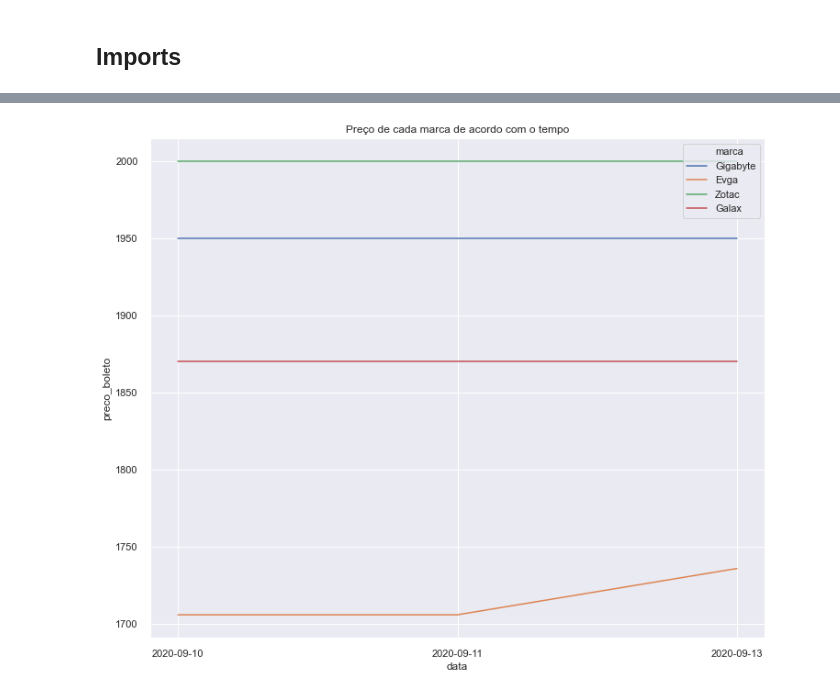
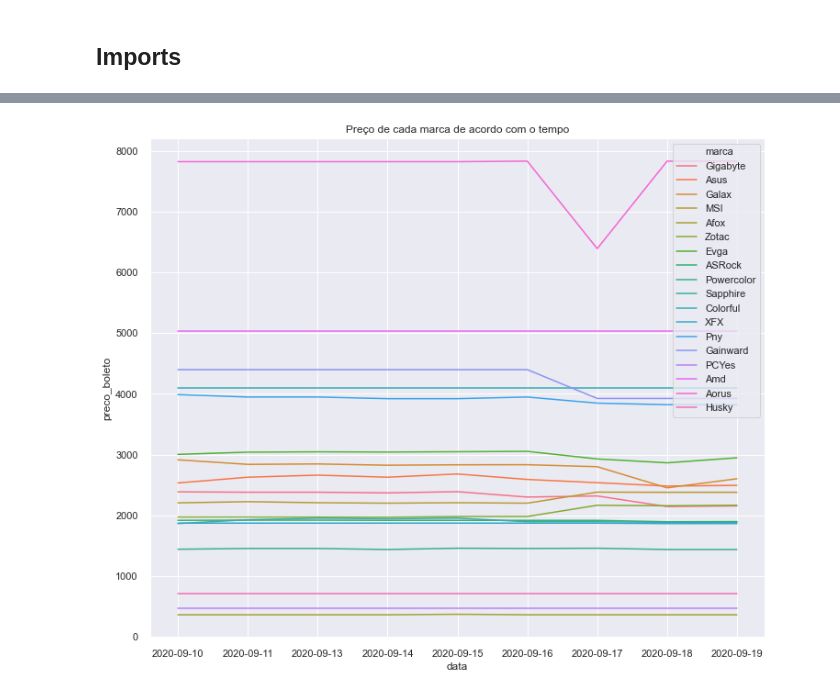
Before and after one commit to Ighus/ds_analysis_hardware_market, a Jupyter notebook: analysis.ipynb, the cells around one changed output, grey strips where cells are left out. Cells and saved outputs as stored; diff of their text form; code cells hidden in the pictures.

Commit message:
Ajustando o notebook de analise e adicionando novas visualizações

```diff
--- a/analysis.ipynb
+++ b/analysis.ipynb
@@ -51,0 +84,4 @@ df.sample(10)
+# %%
+indexNames = df.query('nome_produto.str.contains("SUPORTE") | nome_produto.str.contains("CASE")').index
+df.drop(indexNames , inplace=True)
+del df['nome_produto_resumido']
@@ -133,6 +124,14 @@ df.drop(indexNames , inplace=True)
 # %%
-placa = 'GTX 1660'
+placa = 'RX 5600'
 analise = df.query(f'nome_produto.str.contains("{placa}") & (~nome_produto.str.contains("TI") & ~nome_produto.str.contains("SUPER"))')
-(analise['preco_atual_cartao'].groupby(analise['marca']).mean())
-analise
+# (analise['preco_atual_cartao'].groupby(analise['marca']).mean())
+sns.set(rc={'figure.figsize':(12,10)})
+ax = sns.lineplot(
+    x="data",
+    y="preco_boleto",
+    hue='marca',
+    data=analise,
+    ci=None,
+    markers=True
+).set_title('Preço de cada marca de acordo com o tempo');
 # %% [output]
@@ -160,0 +139,13 @@ sns.palplot(sns.color_palette("husl", 8))
+# %%
+placa = 'GTX 1660 SUPER'
+analise = df.query(f'nome_produto.str.contains("{placa}")')
+# (analise['preco_atual_cartao'].groupby(analise['marca']).mean())
+sns.set(rc={'figure.figsize':(12,10)})
+ax = sns.lineplot(
+    x="data",
+    y="preco_boleto",
+    hue='marca',
+    data=analise,
+    ci=None,
+    markers=True
+).set_title('Preço de cada marca de acordo com o tempo');
@@ -161,13 +154,12 @@ sns.palplot(sns.color_palette("husl", 8))
 # %%
-# plt.figure(figsize=(30,19))
 sns.set(rc={'figure.figsize':(12,10)})
 ax = sns.lineplot(
     x="data",
     y="preco_boleto",
     hue='marca',
-    data=analise,
+    data=df,
     ci=None,
     markers=True
 ).set_title('Preço de cada marca de acordo com o tempo');
 # %% [output]
-[figure, old version]
+[figure, new version]
```
Also changed, not shown: parts of 21 cells of this notebook.
